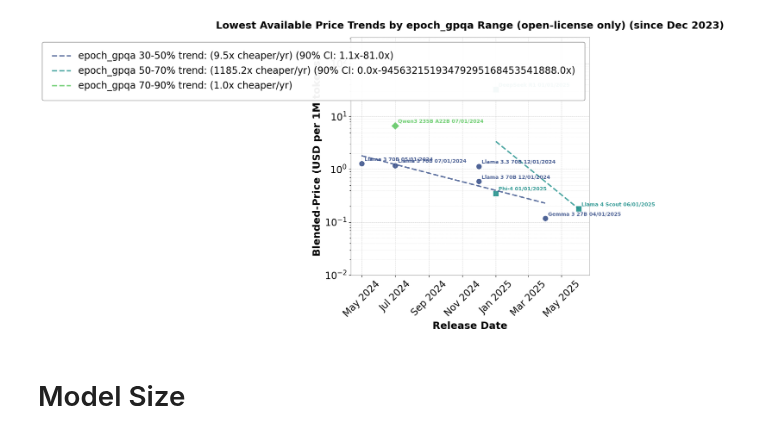
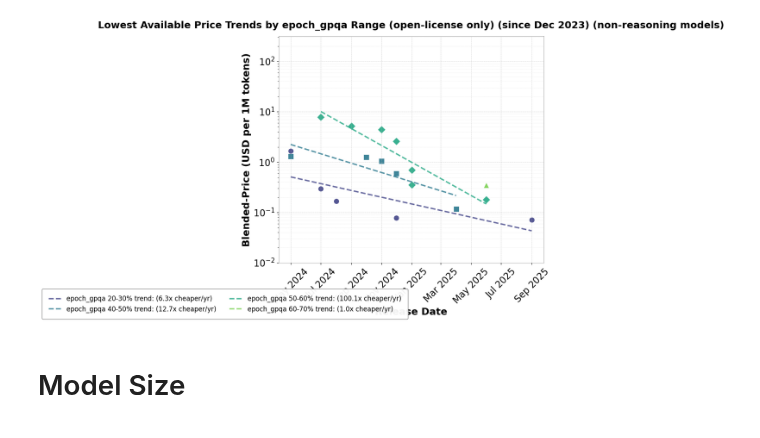
Before and after one commit to hansgundlach/Algorithmic_Progress_Inference, a Jupyter notebook: neurips_paper_graphs.ipynb, the cells around one changed output. Saved outputs shown, nothing was run; the diff lists cells and outputs as text; code cells hidden in the pictures.

```diff
--- a/neurips_paper_graphs.ipynb
+++ b/neurips_paper_graphs.ipynb
@@ -252,6 +293,25 @@ plot_price_trend_by_mmlu(40, 50, open_license_only=True, quantile=0.2, price_col
 #R^2 regression
 
 
+df = pd.read_csv('price_reduction_models.csv')
+print(df.columns)
+#convert price to float
+# df['Output Price\nUSD/1M Tokens'] = df['Output Price\nUSD/1M Tokens'].str.replace('$', '').astype(float)
+# df['Lowest Blended Price AA'] = df['Lowest Blended Price AA'].astype(float)
+# df['Blended\nUSD/1M Tokens'] = df['Blended\nUSD/1M Tokens'].str.replace('$', '').astype(float)
+
+
+#convert release date to datetime where release date is not nan
+df['Release Date'] = pd.to_datetime(df['Release Date'])
+
+
+
+# # Create Active Parameters column by choosing Known Active Parameters when available, otherwise use Parameters
+df['Active Parameters'] = np.where(
+    df['Known Active Parameters'].notna(),
+    df['Known Active Parameters'],
+    df['Parameters']
+)
 def plot_combined_record_small_trends(open_license_only=False, price_col='Lowest Blended Price AA', show_model_names=False, min_date=datetime(2023, 1, 1), confidence_interval=True, include_chinese=None, benchmark_col='MMLU-Pro (Reasoning & Knowledge)', mmlu_ranges=[(30, 50), (50, 70), (70, 90)], include_reasoning_models=True):
     """
     Plot record-small points and their trend lines for specified MMLU ranges
@@ -405,7 +465,8 @@ def plot_combined_record_small_trends(open_license_only=False, price_col='Lowest
             annual_factor_lower = 1 / (10**ci_upper)**365  # Note: Upper CI of negative slope gives lower factor
             annual_factor_upper = 1 / (10**ci_lower)**365  # Note: Lower CI of negative slope gives upper factor
 
-            ci_label = f" (90% CI: {annual_factor_lower:.1f}x-{annual_factor_upper:.1f}x)"
+            # ci_label = f" (90% CI: {annual_factor_lower:.1f}x-{annual_factor_upper:.1f}x)"
+            ci_label = ""
 
         # 12) Plot record small points with enhanced styling
         sns.scatterplot(
@@ -490,13 +551,24 @@ def plot_combined_record_small_trends(open_license_only=False, price_col='Lowest
     # Legend styling
     legend = ax.legend(
         loc='upper right',
-        fontsize=17,
+        bbox_to_anchor=(0.5, -0.1),
+        fontsize=12,
         frameon=True,
         fancybox=True,
         framealpha=0.95,
         edgecolor='gray',
-        borderpad=1
+        borderpad=1,
+        ncol=2
     )
+    # legend = ax.legend(
+    #     loc='upper right',
+    #     fontsize=17,
+    #     frameon=True,
+    #     fancybox=True,
+    #     framealpha=0.95,
+    #     edgecolor='gray',
+    #     borderpad=1
+    # )
 
     # Adjust tick parameters
     ax.tick_params(axis='both', which='major', labelsize=17)
@@ -516,7 +588,36 @@ def plot_combined_record_small_trends(open_license_only=False, price_col='Lowest
 # plot_combined_record_small_trends(open_license_only=False, price_col="Lowest Blended Price AA", min_date=datetime(2023, 12, 1), confidence_interval=True, show_model_names=True)
 
 # For open licenses only with model names:
-plot_combined_record_small_trends(open_license_only=True, price_col="Benchmark Cost USD", confidence_interval=True, min_date=datetime(2023, 12, 1), benchmark_col='epoch_gpqa', show_model_names=True, include_reasoning_models=True, mmlu_ranges=[(30, 50), (50, 70), (70, 90)])
+# plot_combined_record_small_trends(open_license_only=True, price_col="Benchmark Cost USD", confidence_interval=True, min_date=datetime(2023, 12, 1), benchmark_col='epoch_gpqa', show_model_names=False, include_reasoning_models=True, mmlu_ranges=[(30, 40), (40, 50), (50, 60), (60, 70)])
+
+
+plot_combined_record_small_trends(open_license_only=True, price_col="Benchmark Cost USD", confidence_interval=True, min_date=datetime(2023, 12, 1), benchmark_col='epoch_gpqa', show_model_names=False, include_reasoning_models=False, mmlu_ranges=[(20,30), (40, 50), (50, 60), (60,70)])
+
+
+
+
+# df = pd.read_csv('inference_data_new_large.csv')
+# print(df.columns)
+# #convert price to float
+# # df['Output Price\nUSD/1M Tokens'] = df['Output Price\nUSD/1M Tokens'].str.replace('$', '').astype(float)
+# # df['Lowest Blended Price AA'] = df['Lowest Blended Price AA'].astype(float)
+# # df['Blended\nUSD/1M Tokens'] = df['Blended\nUSD/1M Tokens'].str.replace('$', '').astype(float)
+
+
+# #convert release date to datetime where release date is not nan
+# df['Release Date'] = pd.to_datetime(df['Release Date'])
+
+
+
+# # # Create Active Parameters column by choosing Known Active Parameters when available, otherwise use Parameters
+# df['Active Parameters'] = np.where(
+#     df['Known Active Parameters'].notna(),
+#     df['Known Active Parameters'],
+#     df['Parameters']
+# )
+
+
+
 # # For Chinese models only:
 # plot_combined_record_small_trends(open_license_only=True, price_col="Lowest Blended Price AA", include_chinese=True)
 
@@ -543,4 +658,4 @@ MMLU 70-90% R² = nan
-[figure, old version]
+[figure, new version]
 # %% [markdown]
 # Model Size
 # %%
```
Also changed, not shown: parts of 13 cells of this notebook, 11 other files.
